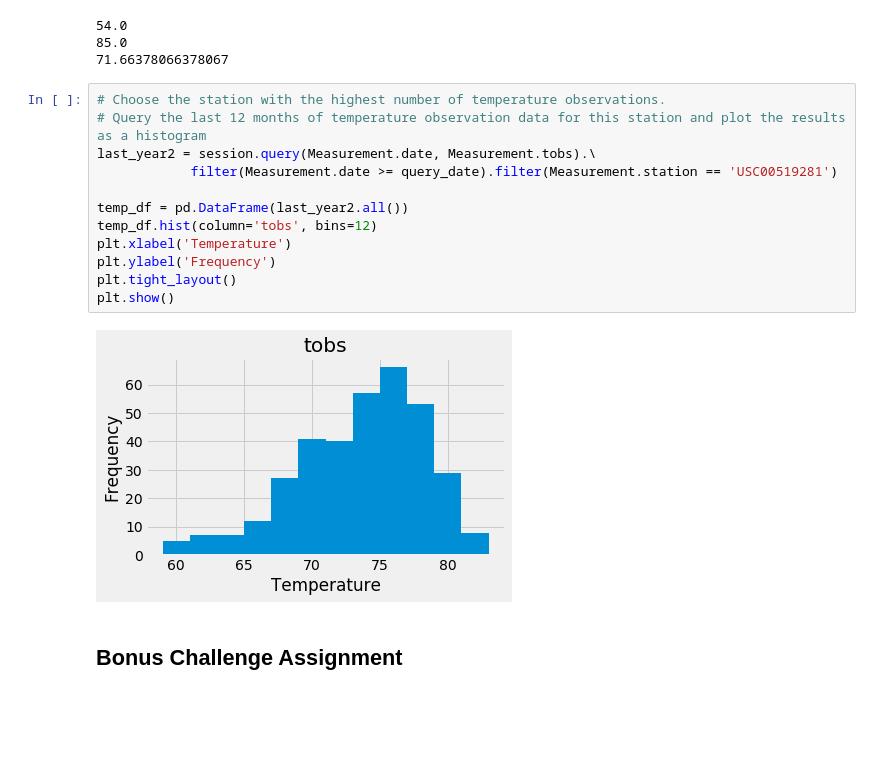
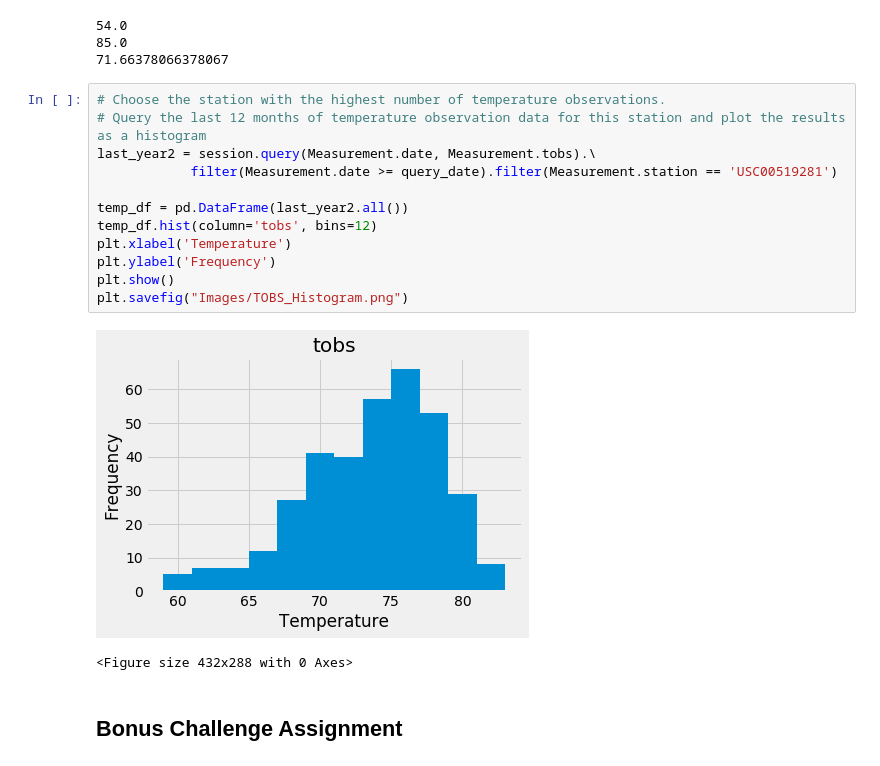
Before and after one commit to jnugent13/sqlalchemy-challenge, a Jupyter notebook: climate_starter.ipynb, the cells around one changed output. Cells and saved outputs as stored; diff of their text form; blank space fills up the shorter version.

```diff
--- a/climate_starter.ipynb
+++ b/climate_starter.ipynb
@@ -133,17 +123,18 @@ print(average_temp)
 # %%
 # Choose the station with the highest number of temperature observations.
 # Query the last 12 months of temperature observation data for this station and plot the results as a histogram
 last_year2 = session.query(Measurement.date, Measurement.tobs).\
             filter(Measurement.date >= query_date).filter(Measurement.station == 'USC00519281')
 
 temp_df = pd.DataFrame(last_year2.all())
 temp_df.hist(column='tobs', bins=12)
 plt.xlabel('Temperature')
 plt.ylabel('Frequency')
-plt.tight_layout()
 plt.show()
+plt.savefig("Images/TOBS_Histogram.png")
 # %% [output]
-[figure, old version]
+[figure, new version]
+<Figure size 432x288 with 0 Axes>
 # %% [markdown]
 ## Bonus Challenge Assignment
 # %%
```
Also changed, not shown: parts of 2 cells of this notebook.
